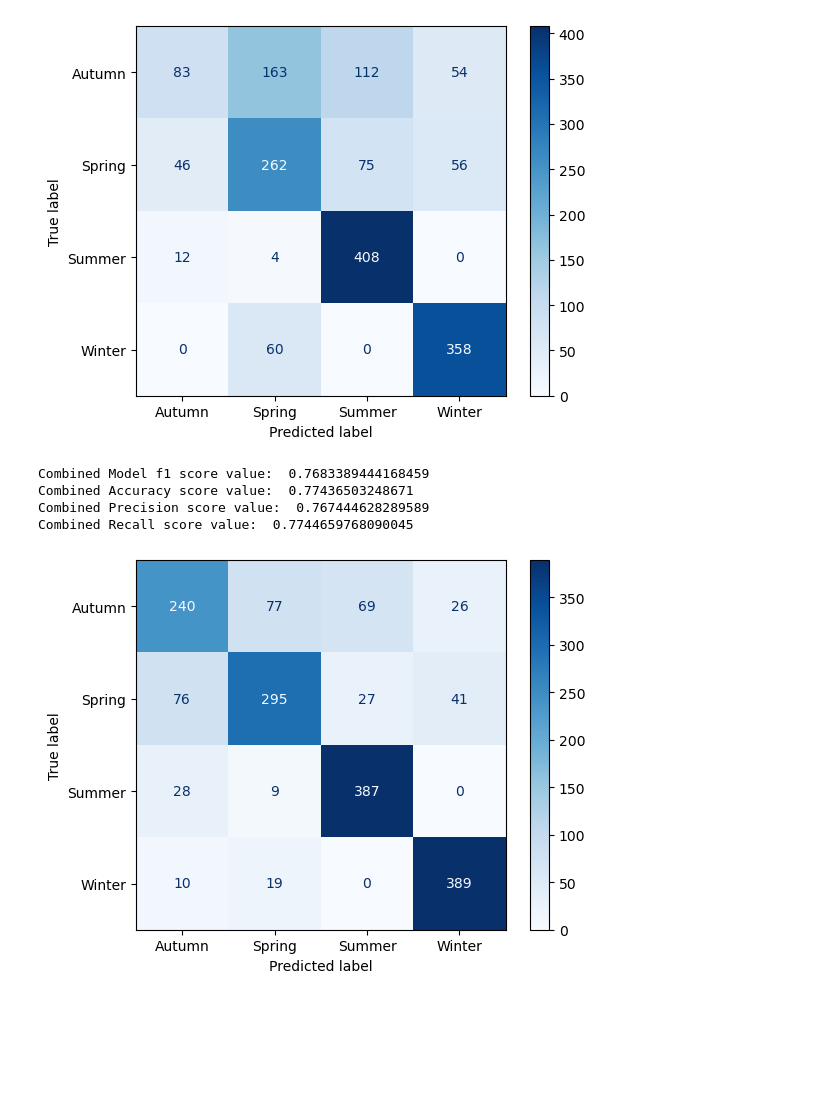
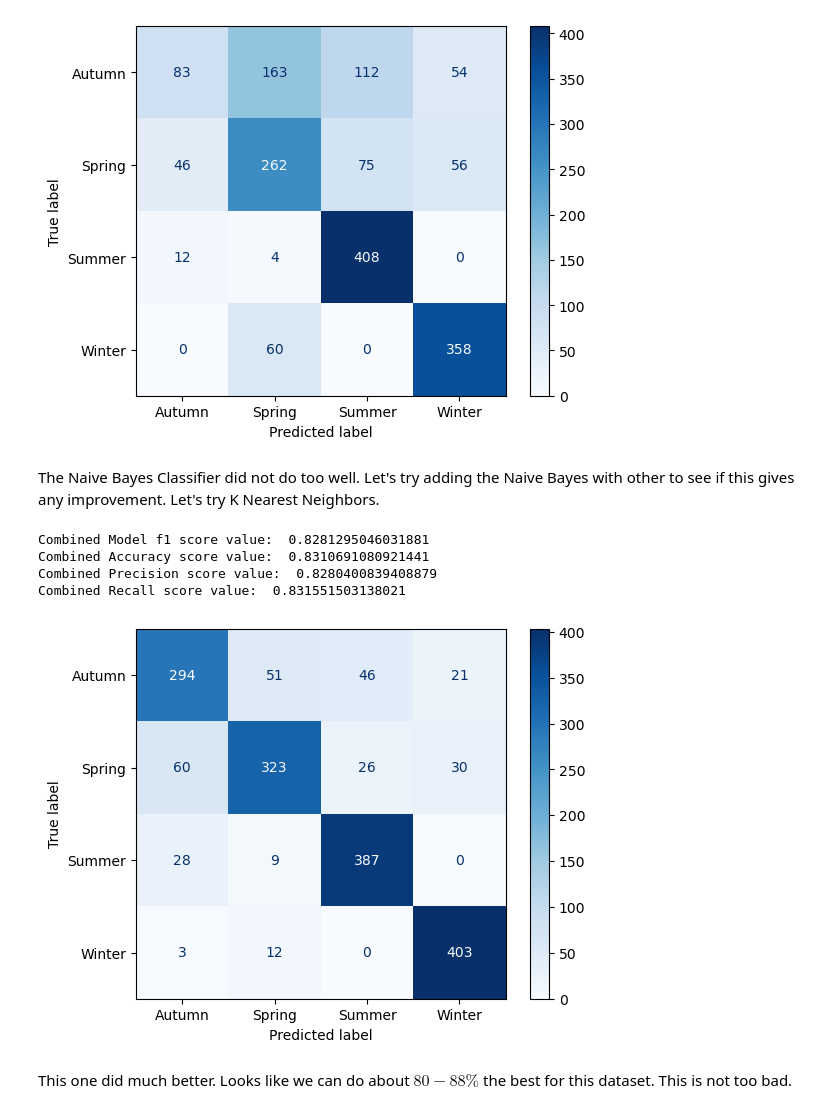
Before and after one commit to rajeeb0423/seoul_bikeshare, a Jupyter notebook: seoul_bikeshare_ml_classification.ipynb, the cells around one changed output. Cells and saved outputs as stored; diff of their text form; code cells hidden in the pictures; blank space fills up the shorter version.

```diff
--- a/seoul_bikeshare_ml_classification.ipynb
+++ b/seoul_bikeshare_ml_classification.ipynb
@@ -402,49 +402,53 @@ Gaussian Naive Bayes Accuracy score value:  0.6562315416420555
 Gaussian Naive Bayes Precision score value:  0.6437778385011121
 Gaussian Naive Bayes Recall score value:  0.6542476814268308
 [figure]
+# %% [markdown]
+The Naive Bayes Classifier did not do too well. Let's try adding the Naive Bayes with other to see if this gives any improvement. Let's try K Nearest Neighbors.
 # %%
-# Let's fit the SVC classifier first
-svc.fit(X_train_transform, y_train)
+# Let's fit the K Nearest Neighbor classifier first
+knn.fit(X_train_transform, y_train)
 
 # Get the predicted probabilits of the SVC classifier
-svc_predict_proba = svc.predict_proba(X_test_transform)
+knn_predict_proba = knn.predict_proba(X_test_transform)
 
-# Let's fit the K Nearest Neighbor now
+# Let's fit the Gaussian Naive Bayes now
 gnb.fit(X_train_transform, y_train)
 
-# Get the predicted probabilits of the RFC classifier
+# Get the predicted probabilits of the Gaussian Maive Bayes classifier
 gnb_predict_proba = gnb.predict_proba(X_test_transform)
 
 # Combine the two probabilities by choosing the maximum
-combined_proba = np.maximum(gnb_predict_proba, svc_predict_proba)
+combined_proba = np.maximum(gnb_predict_proba, knn_predict_proba)
 
 # Now choose the maximum index argument for each row for the probabilities
 predict_index = np.argmax(combined_proba, axis=1)
 
 # Now get the predicted values
-predicted_values = svc.classes_[predict_index]
+predicted_values = knn.classes_[predict_index]
 
 # Now get the scores and the confusion matrix
 f1_val= f1_score(y_test, predicted_values, average='weighted')
 accuracy_val = accuracy_score(y_test, predicted_values)
 precision_val = precision_score(y_test, predicted_values, average='macro')
 recall_val = recall_score(y_test, predicted_values, average='macro')
 confusion_val = confusion_matrix(y_test, predicted_values)
 
 
 print('Combined Model f1 score value: ' , f1_val)
 print('Combined Accuracy score value: ' , accuracy_val)
 print('Combined Precision score value: ' , precision_val)
 print('Combined Recall score value: ' , recall_val)
 
 # Now plot the confusion matrix
-disp = ConfusionMatrixDisplay(confusion_matrix=confusion_val, display_labels=svc.classes_)
+disp = ConfusionMatrixDisplay(confusion_matrix=confusion_val, display_labels=knn.classes_)
 
 disp.plot(cmap='Blues')
 plt.show()
 # %% [output]
-Combined Model f1 score value:  0.7683389444168459
-Combined Accuracy score value:  0.77436503248671
-Combined Precision score value:  0.767444628289589
-Combined Recall score value:  0.7744659768090045
+Combined Model f1 score value:  0.8281295046031881
+Combined Accuracy score value:  0.8310691080921441
+Combined Precision score value:  0.8280400839408879
+Combined Recall score value:  0.831551503138021
-[figure, old version]
+[figure, new version]
+# %% [markdown]
+This one did much better. Looks like we can do about $80 - 88\%$ the best for this dataset. This is not too bad.
```
Also changed, not shown: parts of 2 cells of this notebook.
